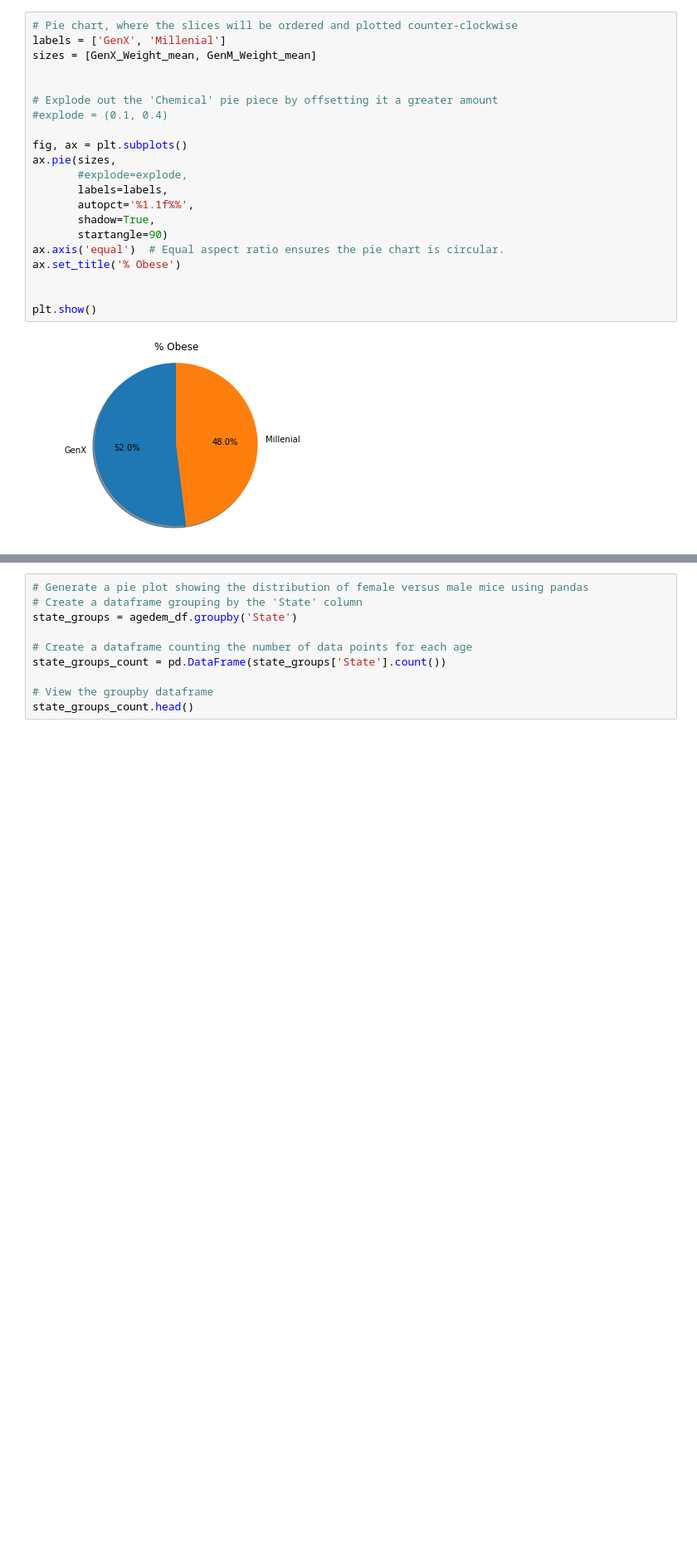
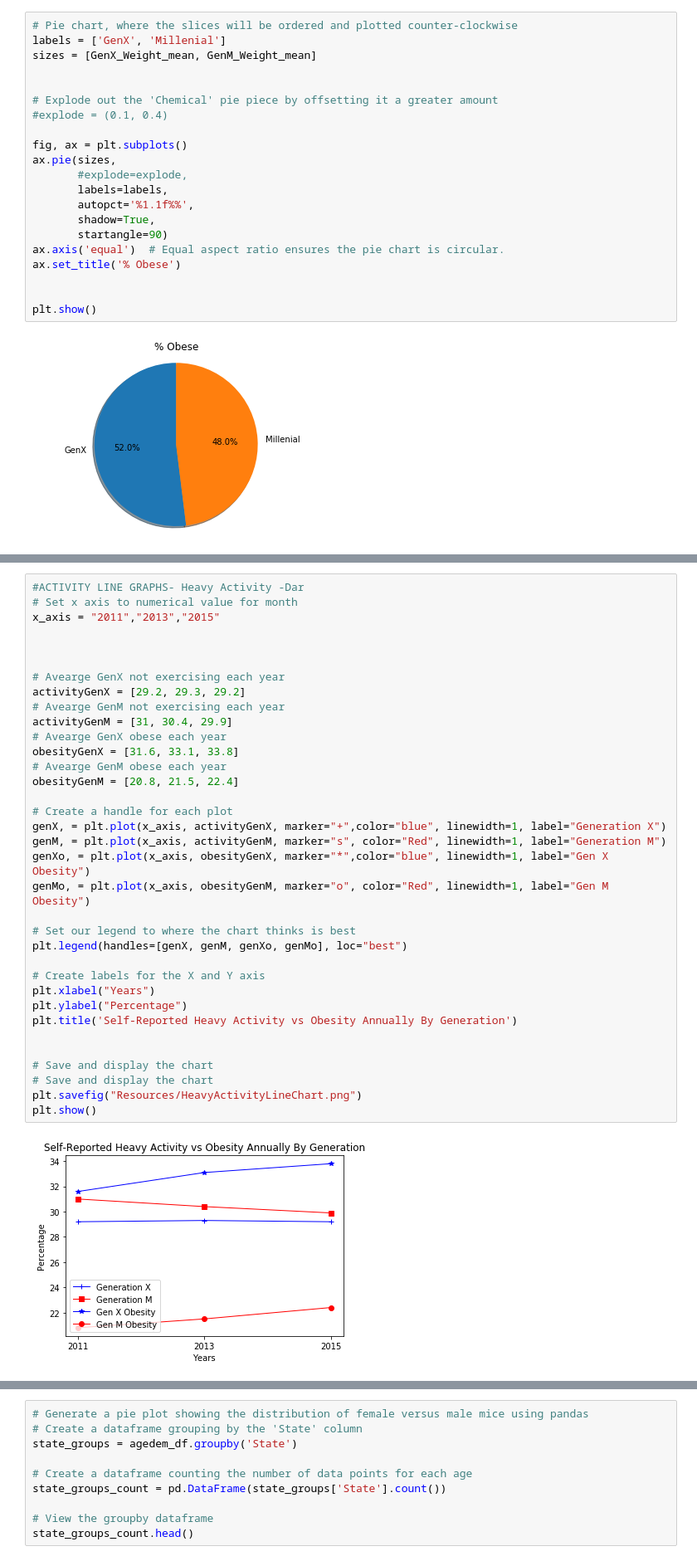
Before and after one commit to darkulzer/Project_1, a Jupyter notebook: Project1_Group2.ipynb, the cells around one changed output, grey strips where cells are left out. Shown at 83% size. Cells and saved outputs as stored; diff of their text form; blank space fills up the shorter version.

```diff
--- a/Project1_Group2.ipynb
+++ b/Project1_Group2.ipynb
@@ -162,0 +218,37 @@ GenM_Weight_df.head()
+# %%
+#ACTIVITY LINE GRAPHS- Heavy Activity -Dar
+# Set x axis to numerical value for month
+x_axis = "2011","2013","2015"
+
+
+
+# Avearge GenX not exercising each year
+activityGenX = [29.2, 29.3, 29.2]
+# Avearge GenM not exercising each year
+activityGenM = [31, 30.4, 29.9]
+# Avearge GenX obese each year
+obesityGenX = [31.6, 33.1, 33.8]
+# Avearge GenM obese each year
+obesityGenM = [20.8, 21.5, 22.4]
+
+# Create a handle for each plot
+genX, = plt.plot(x_axis, activityGenX, marker="+",color="blue", linewidth=1, label="Generation X")
+genM, = plt.plot(x_axis, activityGenM, marker="s", color="Red", linewidth=1, label="Generation M")
+genXo, = plt.plot(x_axis, obesityGenX, marker="*",color="blue", linewidth=1, label="Gen X Obesity")
+genMo, = plt.plot(x_axis, obesityGenM, marker="o", color="Red", linewidth=1, label="Gen M Obesity")
+
+# Set our legend to where the chart thinks is best
+plt.legend(handles=[genX, genM, genXo, genMo], loc="best")
+
+# Create labels for the X and Y axis
+plt.xlabel("Years")
+plt.ylabel("Percentage")
+plt.title('Self-Reported Heavy Activity vs Obesity Annually By Generation')
+
+
+# Save and display the chart
+# Save and display the chart
+plt.savefig("Resources/HeavyActivityLineChart.png")
+plt.show()
+# %% [output]
+[figure, added]
```
Also changed, not shown: parts of 23 cells of this notebook, 3 other files.
